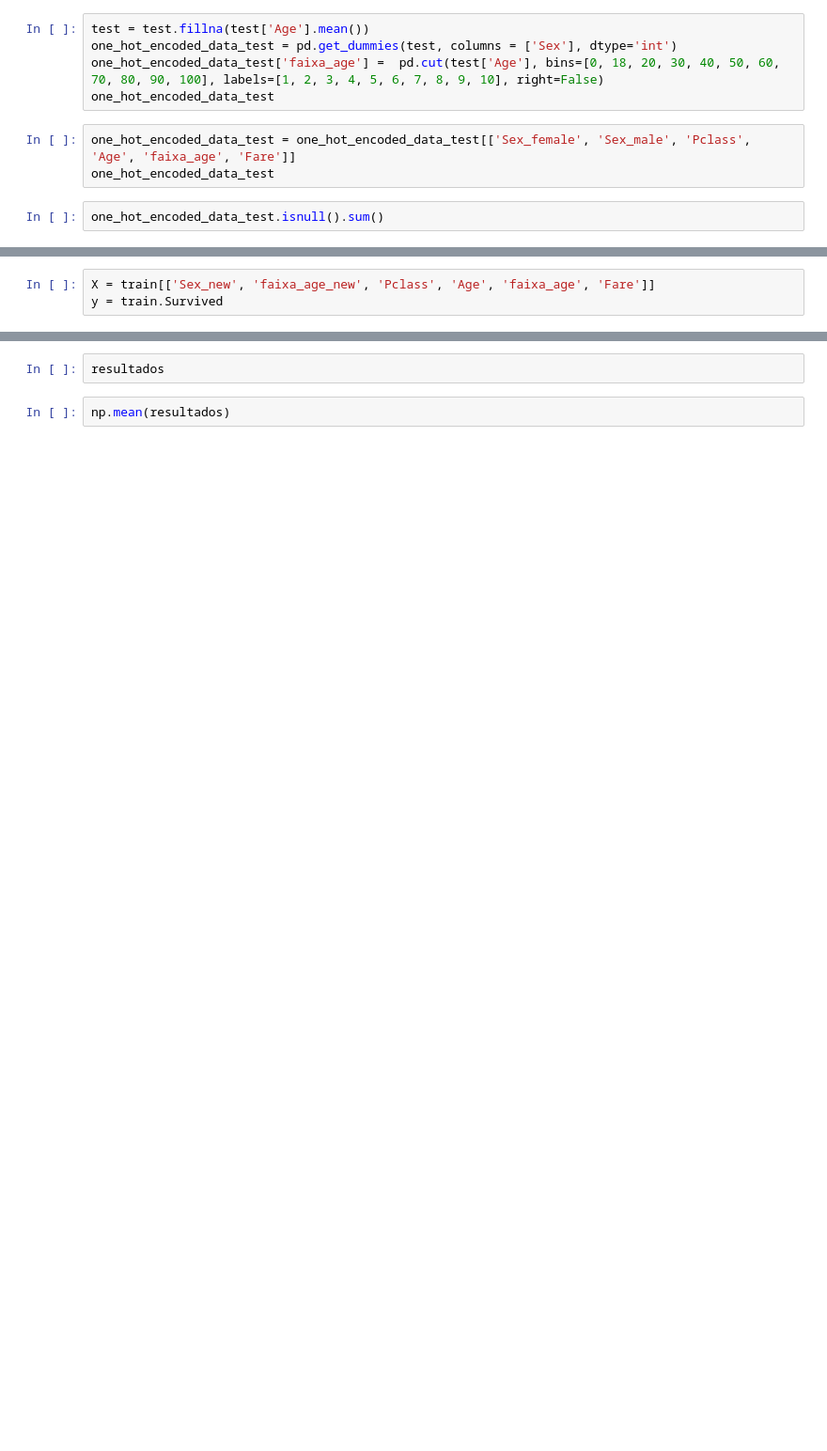
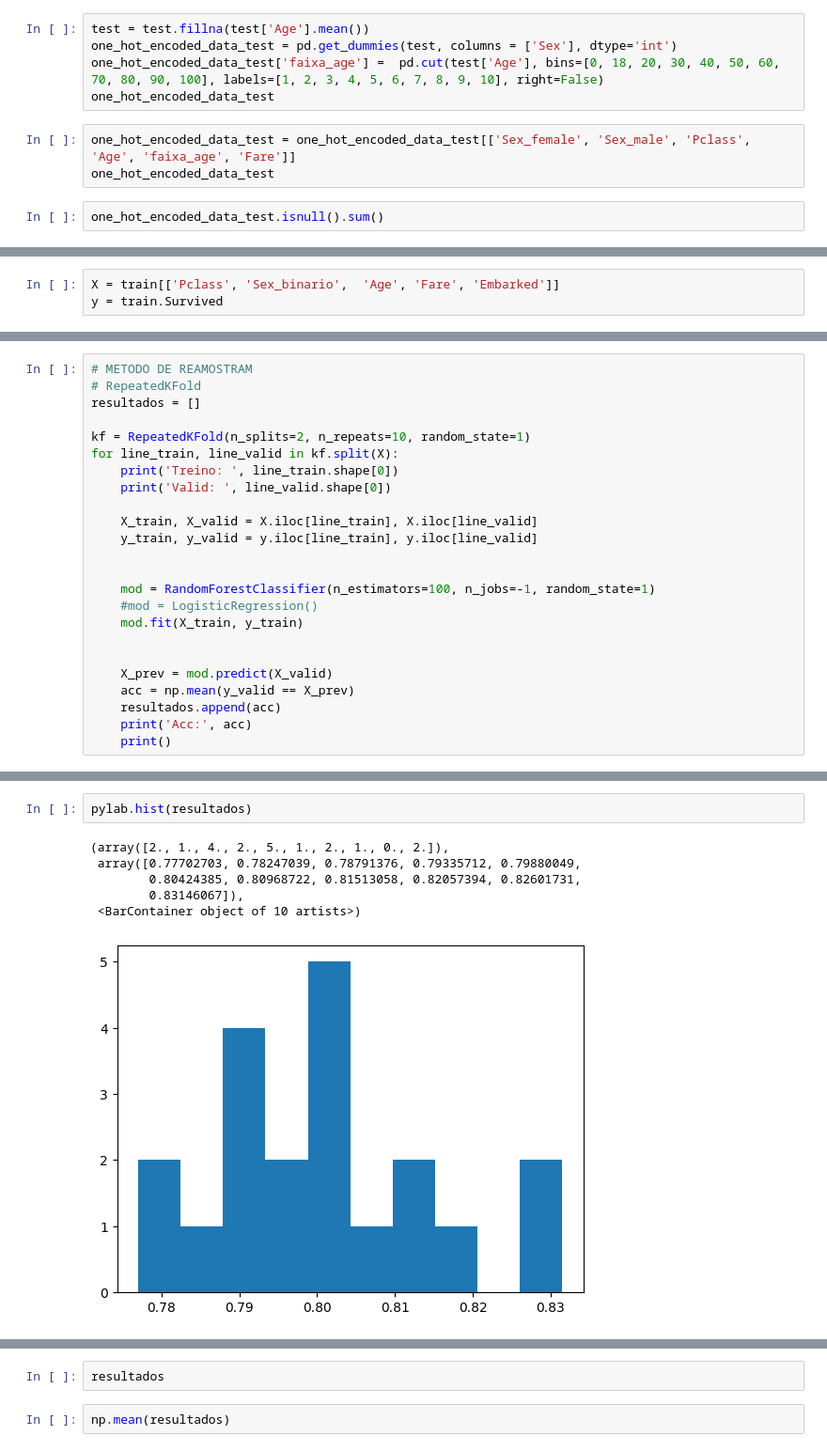
Before and after one commit to maylonleoncio/titanic, a Jupyter notebook: titanic_analysis.ipynb, the cells around one changed output, grey strips where cells are left out. Shown at 94% size. Drawn from its saved outputs; the diff is of its cells as text; blank space fills up the shorter version.

```diff
--- a/titanic_analysis.ipynb
+++ b/titanic_analysis.ipynb
@@ -435,3 +516,3 @@ plt.show()
 # %%
-X = train[['Sex_new', 'faixa_age_new', 'Pclass', 'Age', 'faixa_age', 'Fare']]
+X = train[['Pclass', 'Sex_binario',  'Age', 'Fare', 'Embarked']]
 y = train.Survived
@@ -447,0 +557,24 @@ np.mean(y_valid == X_prev)
+# %%
+# METODO DE REAMOSTRAM
+# RepeatedKFold
+resultados = []
+
+kf = RepeatedKFold(n_splits=2, n_repeats=10, random_state=1)
+for line_train, line_valid in kf.split(X):
+    print('Treino: ', line_train.shape[0])
+    print('Valid: ', line_valid.shape[0])
+
+    X_train, X_valid = X.iloc[line_train], X.iloc[line_valid]
+    y_train, y_valid = y.iloc[line_train], y.iloc[line_valid]
+
+
+    mod = RandomForestClassifier(n_estimators=100, n_jobs=-1, random_state=1)
+    #mod = LogisticRegression()
+    mod.fit(X_train, y_train)
+
+
+    X_prev = mod.predict(X_valid)
+    acc = np.mean(y_valid == X_prev)
+    resultados.append(acc)
+    print('Acc:', acc)
+    print()
@@ -447,0 +607,9 @@ np.mean(y_valid == X_prev)
+# %%
+pylab.hist(resultados)
+# %% [output]
+(array([2., 1., 4., 2., 5., 1., 2., 1., 0., 2.]),
+ array([0.77702703, 0.78247039, 0.78791376, 0.79335712, 0.79880049,
+        0.80424385, 0.80968722, 0.81513058, 0.82057394, 0.82601731,
+        0.83146067]),
+ <BarContainer object of 10 artists>)
+[figure, added]
```
Also changed, not shown: parts of 31 cells of this notebook, 2 other files.
